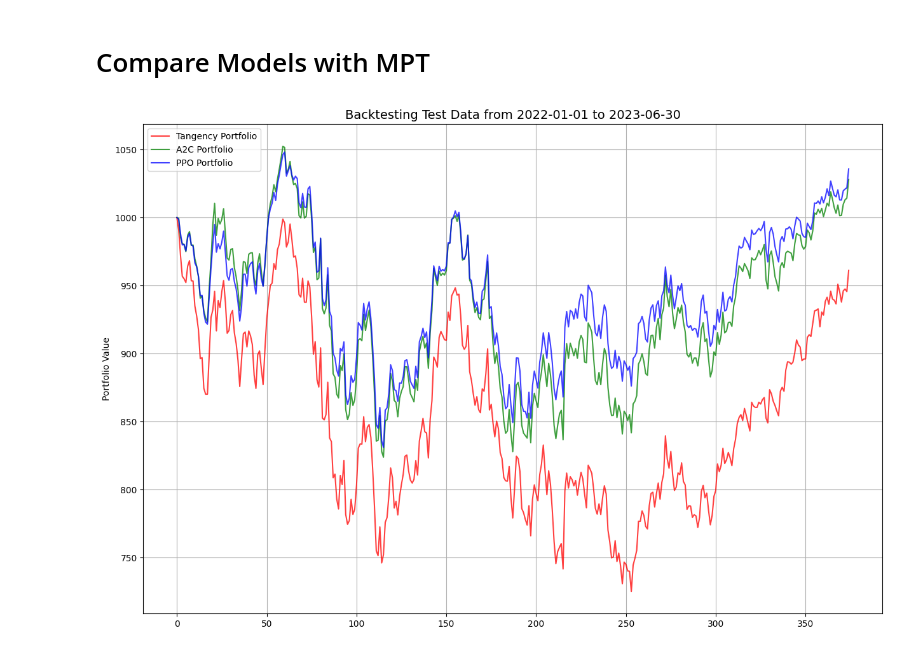
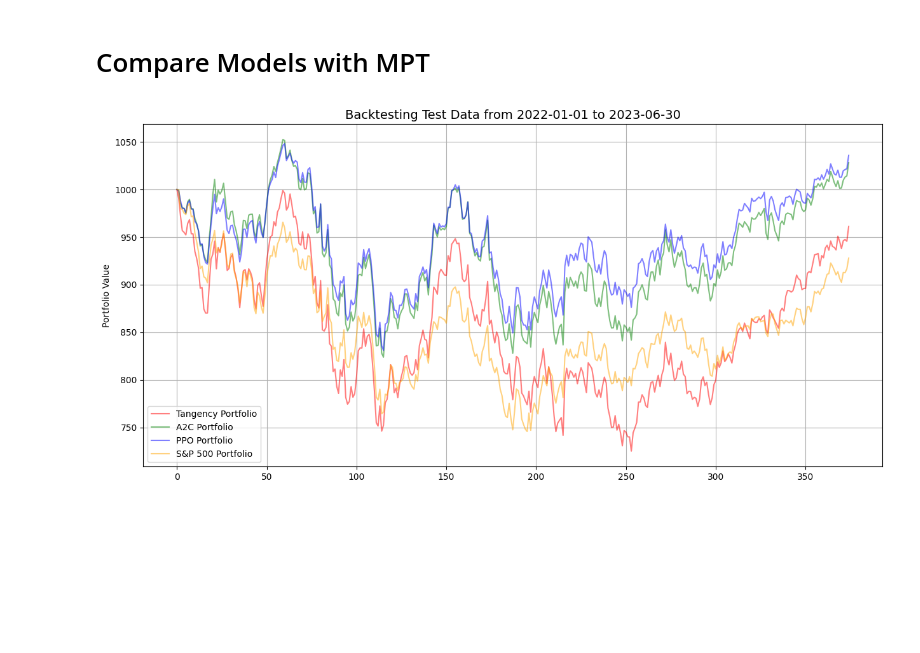
Before and after one commit to nolanspecter/Portfolio-Optimization-using-RL, a Jupyter notebook: backtest.ipynb, the cells around one changed output. Saved outputs shown, nothing was run; the diff lists cells and outputs as text; code cells hidden in the pictures; blank space fills up the shorter version.

```diff
--- a/backtest.ipynb
+++ b/backtest.ipynb
@@ -141,7 +166,7 @@ hit end!
 # %%
 sp500 = yf.download("^GSPC",
                     start='2022-01-01',
-                    end='2023-06-30')
+                    end='2023-07-01')
 # %% [output]
 [*********************100%***********************]  1 of 1 completed
 # %%
@@ -226,10 +251,12 @@ Name: daily_return, Length: 375, dtype: float64
 tangency_port_value = 1000
 a2c_port_value = 1000
 ppo_port_value = 1000
+sp500_port_value =1000
 
 tangency_port_daily_value = []
 a2c_port_daily_value = []
 ppo_port_daily_value = []
+sp500_port_daily_value = []
 # %%
 for i in range(375):
     tangency_port_value = tangency_port_value + tangency_port_value*max_sharpe_returns[i]
@@ -240,21 +267,26 @@ for i in range(375):
 
     ppo_port_value = ppo_port_value + ppo_port_value*ppo_test_daily_return[i]
     ppo_port_daily_value.append(ppo_port_value)
+
+    sp500_port_value = sp500_port_value + sp500_port_value*sp500_daily_return[i]
+    sp500_port_daily_value.append(sp500_port_value)
 # %%
 tangency_port_daily_value = pd.Series(tangency_port_daily_value, name='Tangency Portfolio')
 a2c_port_daily_value = pd.Series(a2c_port_daily_value, name='A2C Portfolio')
 ppo_port_daily_value = pd.Series(ppo_port_daily_value, name='PPO Portfolio')
+sp500_port_daily_value = pd.Series(sp500_port_daily_value, name='S&P 500 Portfolio')
 # %%
-fig, ax = plt.subplots(figsize=(15,10))
+fig, ax = plt.subplots(figsize=(15,7))
 
-tangency_port_daily_value.plot(ax=ax, color='red', alpha=0.75)
-a2c_port_daily_value.plot(ax=ax, color='green', alpha=0.75)
-ppo_port_daily_value.plot(ax=ax, color='blue', alpha=0.75)
+tangency_port_daily_value.plot(x=tangency_port_daily_value.index, ax=ax, color='red', alpha=0.5)
+a2c_port_daily_value.plot(x=a2c_port_daily_value.index, ax=ax, color='green', alpha=0.5)
+ppo_port_daily_value.plot(x=ppo_port_daily_value.index, ax=ax, color='blue', alpha=0.5)
+sp500_port_daily_value.plot(x=sp500_port_daily_value.index, ax=ax, color='orange', alpha=0.5)
 
 plt.legend(loc="best");
 plt.grid(True);
 ax.set_ylabel("Portfolio Value");
 ax.set_title("Backtesting Test Data from 2022-01-01 to 2023-06-30", fontsize=14);
 fig.savefig('results/test_data_backtest.png');
 # %% [output]
-[figure, old version]
+[figure, new version]
```
Also changed, not shown: parts of 14 cells of this notebook, 4 other files.
